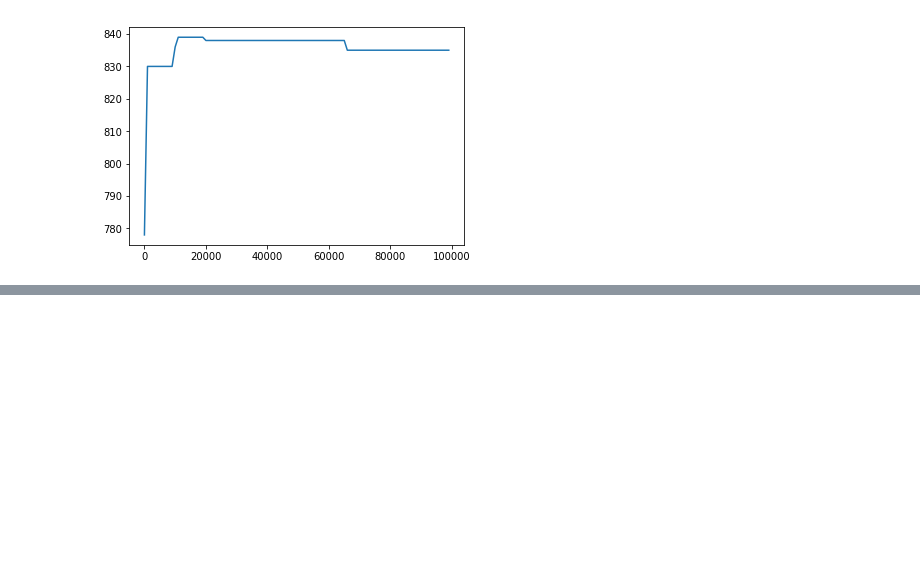
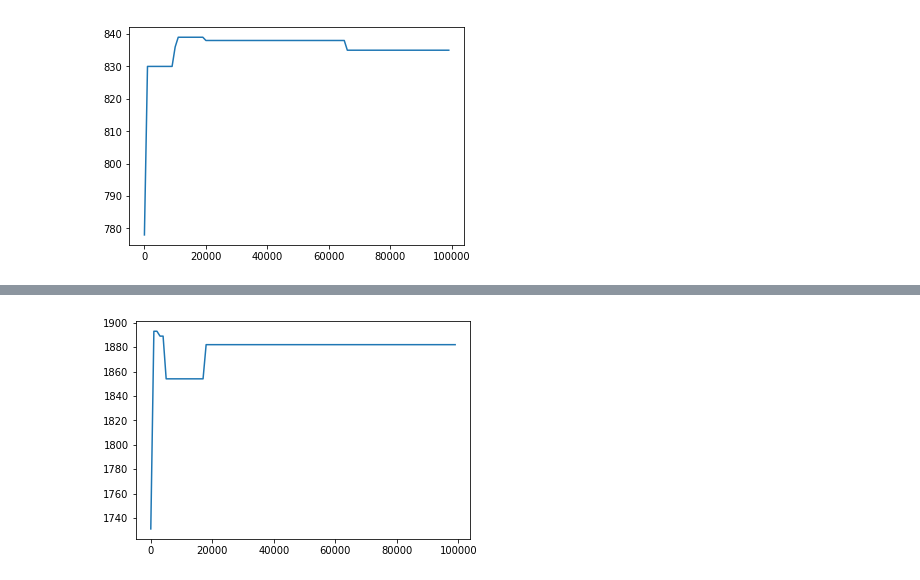
Before and after one commit to lili-chen/ising-optimization-rbm, a Jupyter notebook: performance_with_trial_number.ipynb, the cells around one changed output, grey strips where cells are left out. Cells and saved outputs as stored; diff of their text form; code cells hidden in the pictures; blank space fills up the shorter version.

```diff
--- a/performance_with_trial_number.ipynb
+++ b/performance_with_trial_number.ipynb
@@ -236,0 +247,4 @@ plot_max_cut_efficiency("maxcut/N090-id00.txt", 100000, 1000)
+# %%
+plot_max_cut_efficiency("maxcut/N120-id00.txt", 100000, 1000)
+# %% [output]
+[figure, added]
```
Also changed, not shown: parts of 7 cells of this notebook, 2 other files.
